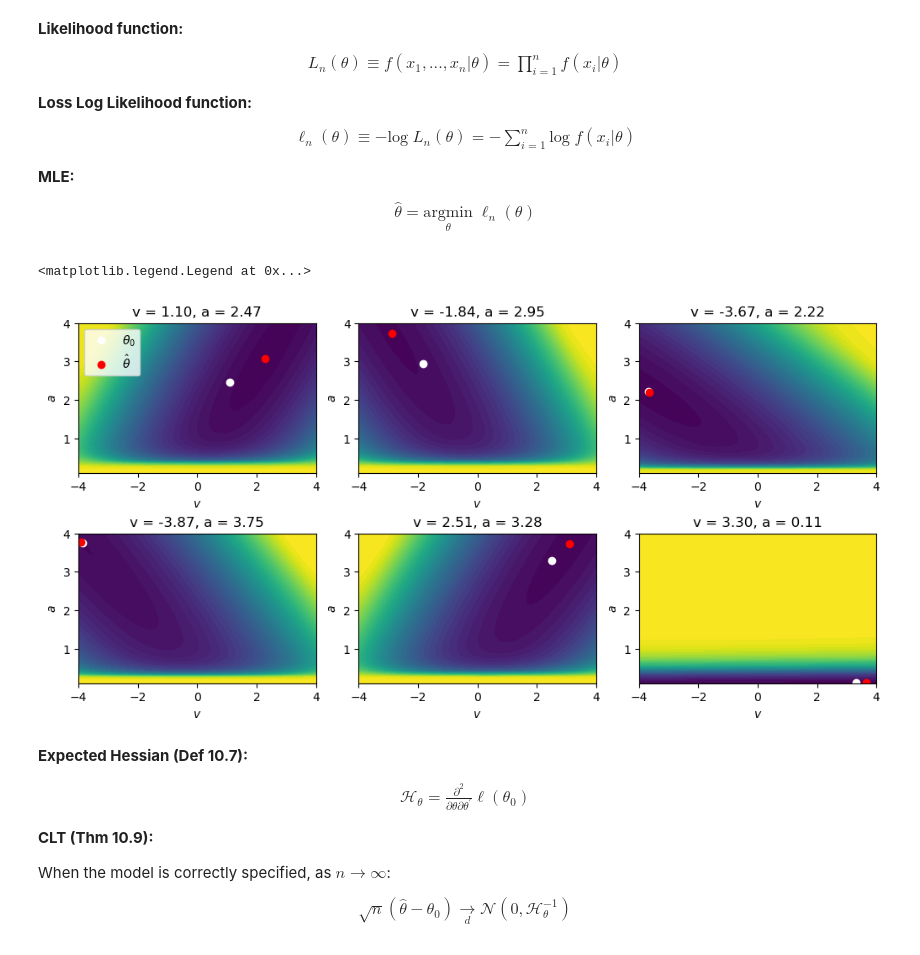
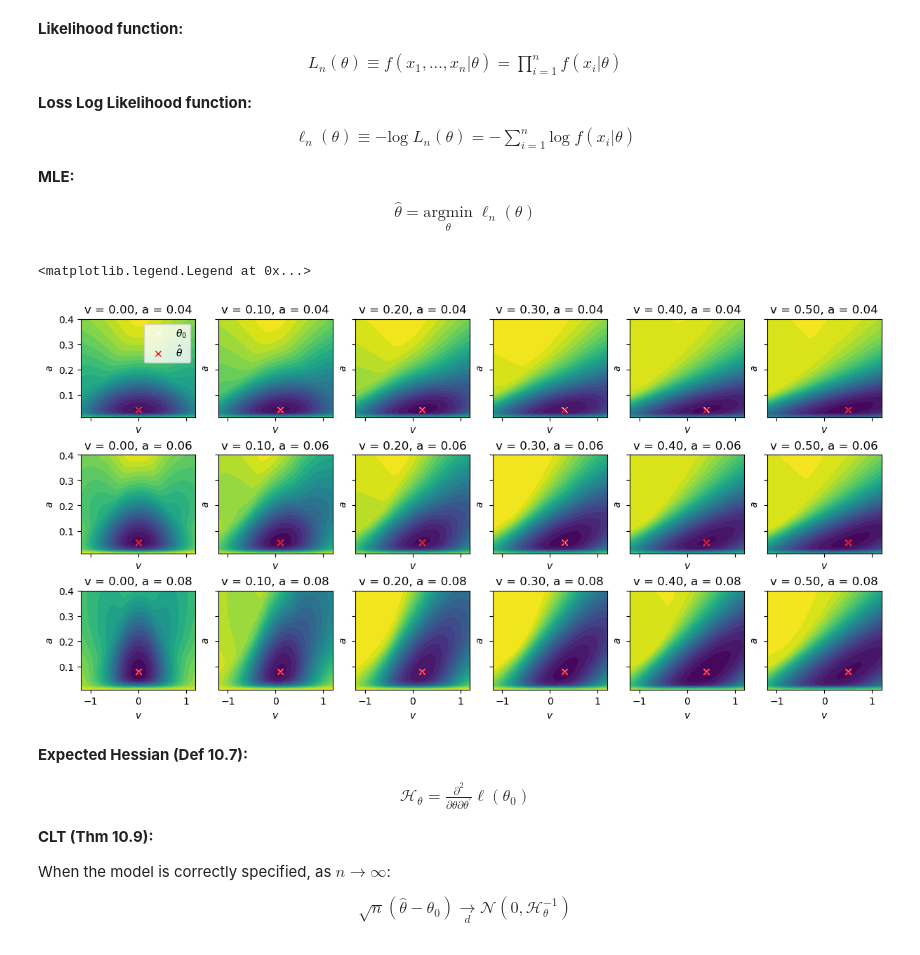
Before and after one commit to griegner/drift-diffusion, a Jupyter notebook: examples/06-mle-hessian.ipynb, the cells around one changed output. Drawn from its saved outputs; the diff is of its cells as text; code cells hidden in the pictures.

Commit message:
use realistic parameters

```diff
--- a/examples/06-mle-hessian.ipynb
+++ b/examples/06-mle-hessian.ipynb
@@ -39,48 +39,59 @@ def loss_likelihood(x0, ddm, samples, epsilon=1e-10):
     loglikelihood += np.sum(np.log(bottom_likelihoods + epsilon))
 
     return -loglikelihood
 
 
-# initialize ddm
+# initialize ddm: parameters ranges from nguyen 2022
 n_samples = 1000
-bounds = {"v": (-4, +4), "a": (0.1, 4)}
-ddm = pyddm.gddm(drift="v", bound="a", noise=1.0, parameters=bounds, mixture_coef=0)
+bounds = {"v": (-1.2, +1.2), "a": (0.01, 0.4)}
+ddm = pyddm.gddm(
+    drift="v",
+    bound="a",
+    starting_position=0,
+    nondecision=0,
+    noise=0.1,
+    parameters=bounds,
+    mixture_coef=0,
+    dt=0.001,
+)
 
 # parameter combinations to plot
-rng = np.random.default_rng(0)
-params_grid = np.column_stack((rng.uniform(*bounds["v"], 6), rng.uniform(*bounds["a"], 6)))
+v_list = [0.0, 0.1, 0.2, 0.3, 0.4, 0.5]
+a_list = [0.04, 0.055, 0.08]
+params_grid = [(v, a) for a in a_list for v in v_list]
 
 # parameter domain grid
-v = np.linspace(*bounds["v"], 50)
-a = np.linspace(*bounds["a"], 50)
+levels = 25
+v = np.linspace(*bounds["v"], levels)
+a = np.linspace(*bounds["a"], levels)
 v_grid, a_grid = np.meshgrid(v, a)
 
-fig, axs = plt.subplots(2, 3, figsize=(10, 5), layout="constrained")
+fig, axs = plt.subplots(3, 6, figsize=(12, 6), layout="constrained", sharex=True, sharey=True)
 
 for ax, params in zip(axs.flatten(), params_grid):
     ddm.set_model_parameters(params)
     solution = ddm.solve_analytical()
     samples = solution.sample(k=n_samples, seed=0)
-    params_ = minimize(loss_likelihood, x0=params, args=(ddm, samples), method="BFGS").x
+    params_ = minimize(loss_likelihood, x0=params, args=(ddm, samples), method="Nelder-Mead").x
 
     # loss_likelihood at each point on the grid
-    loss_values = np.zeros(shape=(50, 50))
+    loss_values = np.zeros(shape=(levels, levels))
     for i in range(v_grid.shape[0]):
         for j in range(a_grid.shape[0]):
             loss_values[i, j] = loss_likelihood([v_grid[i, j], a_grid[i, j]], ddm, samples)
 
     # plot loss likelihood
-    ax.contourf(v_grid, a_grid, loss_values, levels=50, cmap="viridis")
-    ax.plot(*params, "wo", label=r"$\theta_0$")
-    ax.plot(*params_, "ro", label=r"$\hat\theta$")
-    ax.set_title(f"v = {params[0]:.2f}, a = {params[1]:.2f}")
+    ax.contourf(v_grid, a_grid, loss_values, levels=levels, cmap="viridis")
+    ax.plot(*params, "wx", label=r"$\theta_0$")
+    ax.plot(*params_, "rx", label=r"$\hat\theta$")
+    ax.set_title(f"v = {params[0]:.2f}, a = {params[1]:.2f}", fontsize=12)
     ax.set_xlabel(r"$v$")
     ax.set_ylabel(r"$a$")
 
 axs[0, 0].legend()
 # %% [output]
 <matplotlib.legend.Legend at 0x...>
-[figure, old version]
+[figure, new version]
 # %% [markdown]
 **Expected Hessian (Def 10.7):**
 
```
Also changed, not shown: parts of 2 cells of this notebook.
